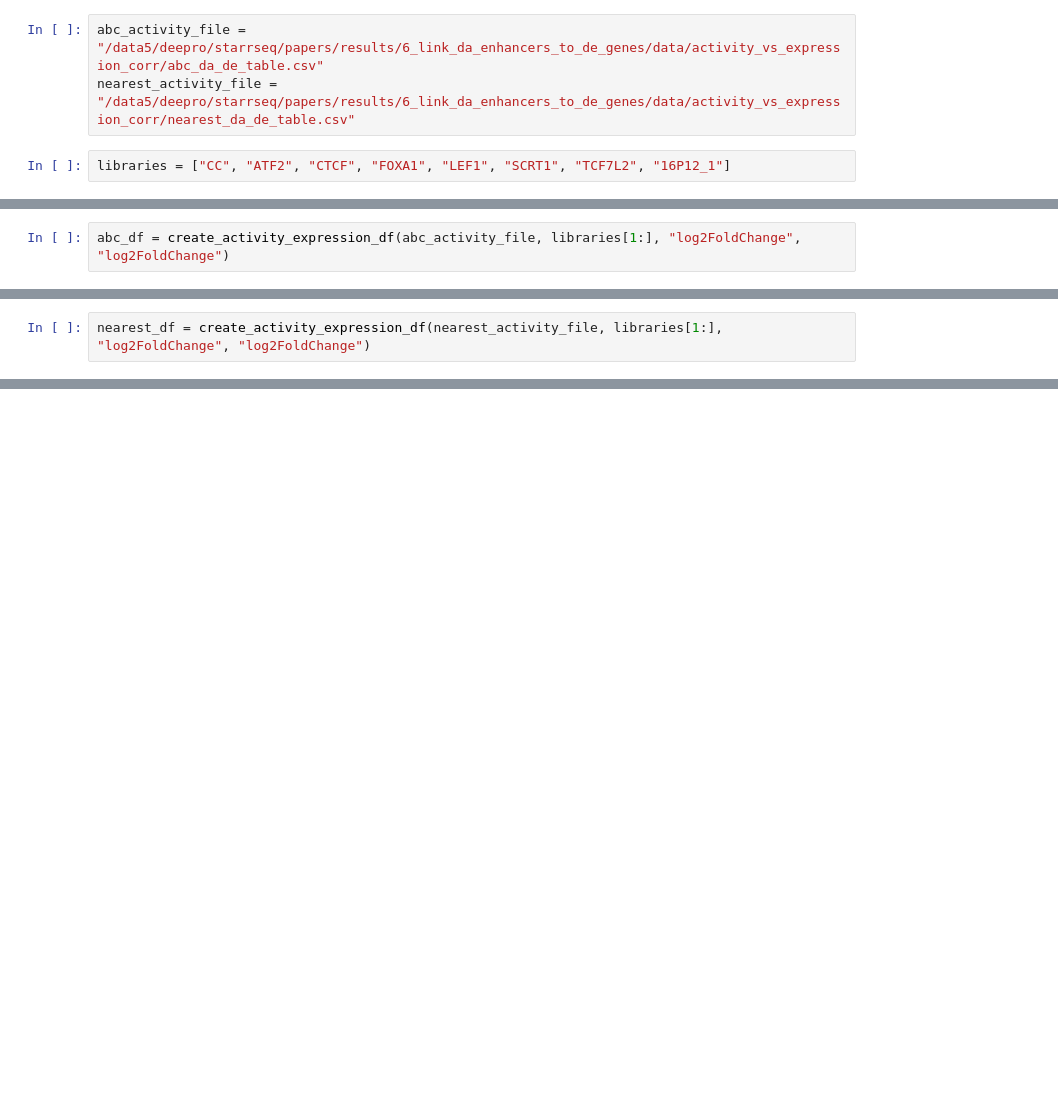
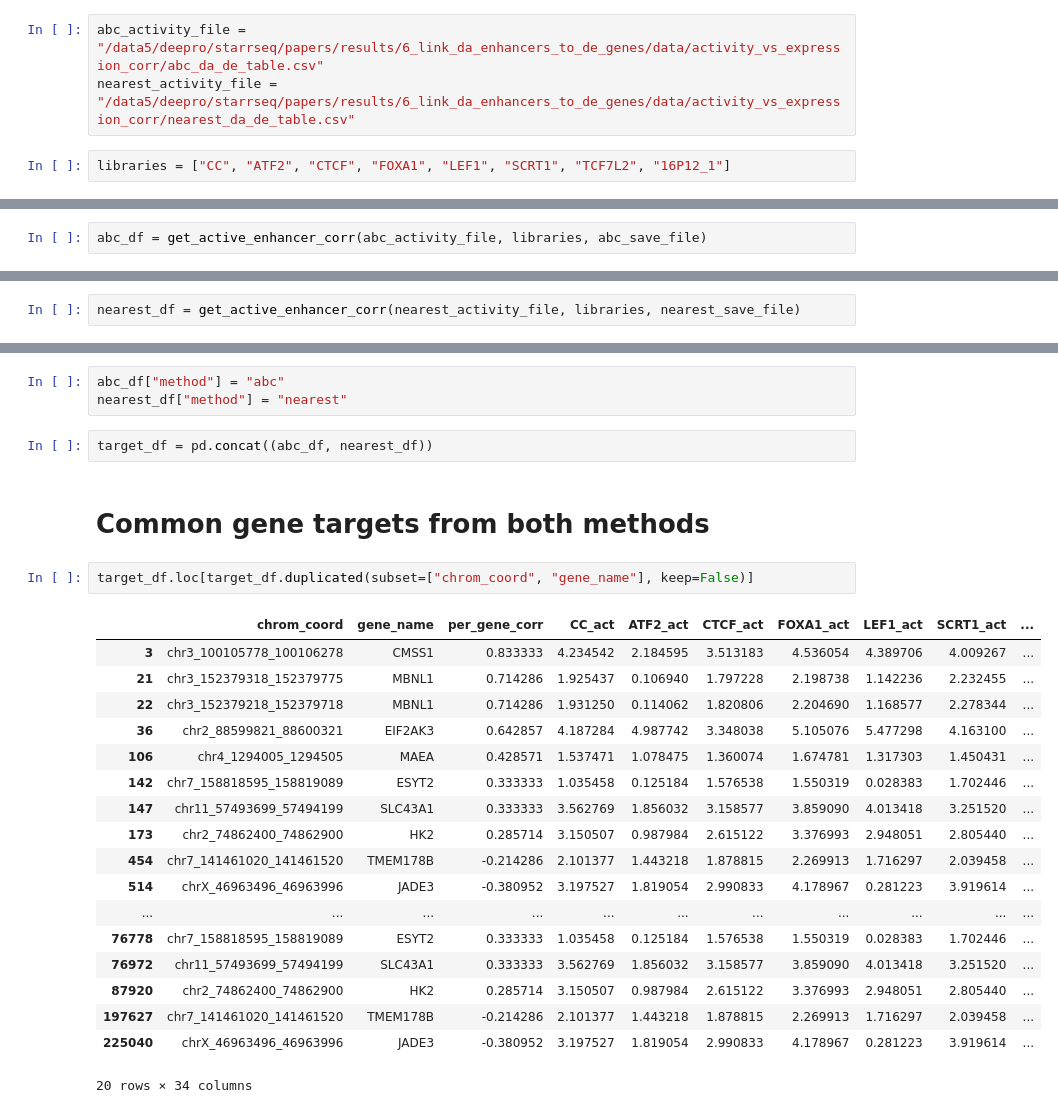
Before and after one commit to deeprob/starrseq_results, a Jupyter notebook: 6_link_da_enhancers_to_de_genes/notebooks/0_da_de_corr.ipynb, the cells around one changed output, grey strips where cells are left out. Cells and saved outputs as stored; diff of their text form; blank space fills up the shorter version.

```diff
--- a/6_link_da_enhancers_to_de_genes/notebooks/0_da_de_corr.ipynb
+++ b/6_link_da_enhancers_to_de_genes/notebooks/0_da_de_corr.ipynb
@@ -26,2 +31,2 @@ def create_activity_expression_df(activity_file, libraries, act_column_suff, exp
 # %%
-abc_df = create_activity_expression_df(abc_activity_file, libraries[1:], "log2FoldChange", "log2FoldChange")
+abc_df = get_active_enhancer_corr(abc_activity_file, libraries, abc_save_file)
@@ -28,2 +37,2 @@ abc_df = create_activity_expression_df(abc_activity_file, libraries[1:], "log2Fo
 # %%
-nearest_df = create_activity_expression_df(nearest_activity_file, libraries[1:], "log2FoldChange", "log2FoldChange")
+nearest_df = get_active_enhancer_corr(nearest_activity_file, libraries, nearest_save_file)
@@ -43,0 +59,28 @@ sns.scatterplot(x=nearest_df.activity.abs(), y=nearest_df.expression.abs(), s=1,
+# %%
+abc_df["method"] = "abc"
+nearest_df["method"] = "nearest"
+# %%
+target_df = pd.concat((abc_df, nearest_df))
+# %% [markdown]
+# Common gene targets from both methods
+# %%
+target_df.loc[target_df.duplicated(subset=["chrom_coord", "gene_name"], keep=False)]
+# %% [output]
+|  | chrom_coord | gene_name | per_gene_corr | CC_act | ATF2_act | CTCF_act | FOXA1_act | LEF1_act | SCRT1_act | ... |
+| 3 | chr3_100105778_100106278 | CMSS1 | 0.833333 | 4.234542 | 2.184595 | 3.513183 | 4.536054 | 4.389706 | 4.009267 | ... |
+| 21 | chr3_152379318_152379775 | MBNL1 | 0.714286 | 1.925437 | 0.106940 | 1.797228 | 2.198738 | 1.142236 | 2.232455 | ... |
+| 22 | chr3_152379218_152379718 | MBNL1 | 0.714286 | 1.931250 | 0.114062 | 1.820806 | 2.204690 | 1.168577 | 2.278344 | ... |
+| 36 | chr2_88599821_88600321 | EIF2AK3 | 0.642857 | 4.187284 | 4.987742 | 3.348038 | 5.105076 | 5.477298 | 4.163100 | ... |
+| 106 | chr4_1294005_1294505 | MAEA | 0.428571 | 1.537471 | 1.078475 | 1.360074 | 1.674781 | 1.317303 | 1.450431 | ... |
+| 142 | chr7_158818595_158819089 | ESYT2 | 0.333333 | 1.035458 | 0.125184 | 1.576538 | 1.550319 | 0.028383 | 1.702446 | ... |
+| 147 | chr11_57493699_57494199 | SLC43A1 | 0.333333 | 3.562769 | 1.856032 | 3.158577 | 3.859090 | 4.013418 | 3.251520 | ... |
+| 173 | chr2_74862400_74862900 | HK2 | 0.285714 | 3.150507 | 0.987984 | 2.615122 | 3.376993 | 2.948051 | 2.805440 | ... |
+| 454 | chr7_141461020_141461520 | TMEM178B | -0.214286 | 2.101377 | 1.443218 | 1.878815 | 2.269913 | 1.716297 | 2.039458 | ... |
+| 514 | chrX_46963496_46963996 | JADE3 | -0.380952 | 3.197527 | 1.819054 | 2.990833 | 4.178967 | 0.281223 | 3.919614 | ... |
+| ... | ... | ... | ... | ... | ... | ... | ... | ... | ... | ... |
+| 76778 | chr7_158818595_158819089 | ESYT2 | 0.333333 | 1.035458 | 0.125184 | 1.576538 | 1.550319 | 0.028383 | 1.702446 | ... |
+| 76972 | chr11_57493699_57494199 | SLC43A1 | 0.333333 | 3.562769 | 1.856032 | 3.158577 | 3.859090 | 4.013418 | 3.251520 | ... |
+| 87920 | chr2_74862400_74862900 | HK2 | 0.285714 | 3.150507 | 0.987984 | 2.615122 | 3.376993 | 2.948051 | 2.805440 | ... |
+| 197627 | chr7_141461020_141461520 | TMEM178B | -0.214286 | 2.101377 | 1.443218 | 1.878815 | 2.269913 | 1.716297 | 2.039458 | ... |
+| 225040 | chrX_46963496_46963996 | JADE3 | -0.380952 | 3.197527 | 1.819054 | 2.990833 | 4.178967 | 0.281223 | 3.919614 | ... |
+20 rows × 34 columns
```
Also changed, not shown: parts of 17 cells of this notebook, 5 other files.
